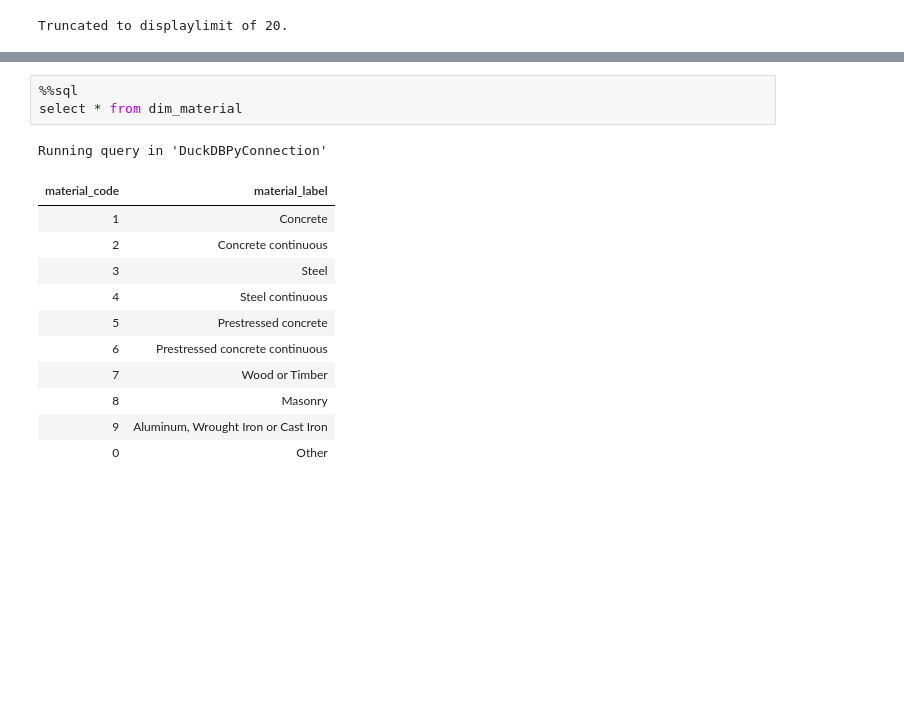
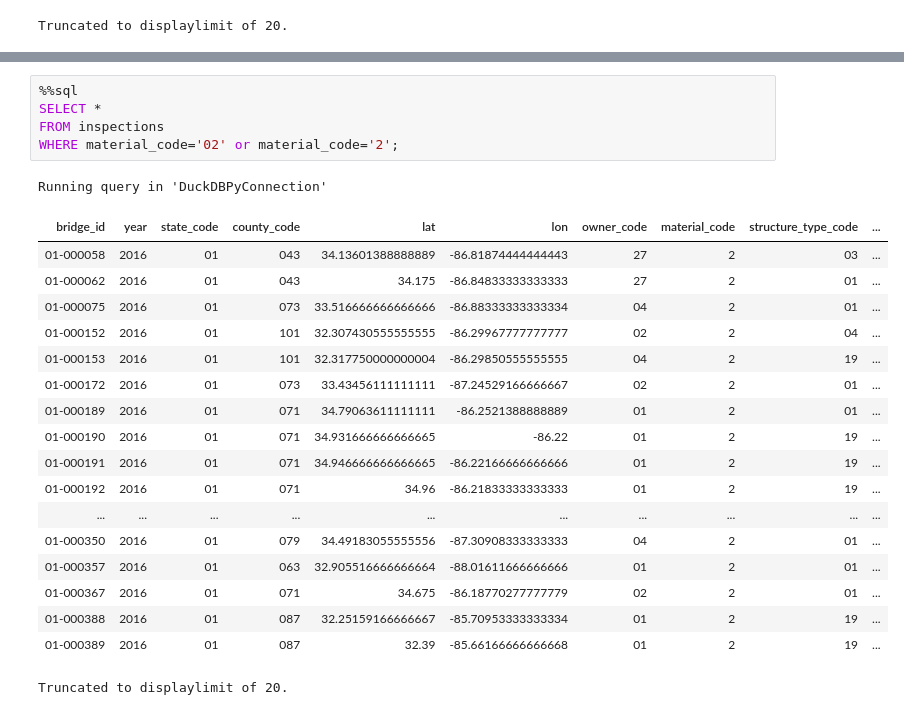
Before and after one commit to AHichem/bridge-deterioration-nbi, a Jupyter notebook: notebooks/02_sql_model.ipynb, the cells around one changed output, grey strips where cells are left out. Cells and saved outputs as stored; diff of their text form; blank space fills up the shorter version.

```diff
--- a/notebooks/02_sql_model.ipynb
+++ b/notebooks/02_sql_model.ipynb
@@ -620,16 +624,25 @@ Running query in 'DuckDBPyConnection'
-# %%
-%%sql
-select * from dim_material
-# %% [output]
-Running query in 'DuckDBPyConnection'
-| material_code | material_label |
-| 1 | Concrete |
-| 2 | Concrete continuous |
-| 3 | Steel |
-| 4 | Steel continuous |
-| 5 | Prestressed concrete |
-| 6 | Prestressed concrete continuous |
-| 7 | Wood or Timber |
-| 8 | Masonry |
-| 9 | Aluminum, Wrought Iron or Cast Iron |
-| 0 | Other |
+# %%
+%%sql
+SELECT *
+FROM inspections
+WHERE material_code='02' or material_code='2';
+# %% [output]
+Running query in 'DuckDBPyConnection'
+| bridge_id | year | state_code | county_code | lat | lon | owner_code | material_code | structure_type_code | ... |
+| 01-000058 | 2016 | 01 | 043 | 34.13601388888889 | -86.81874444444443 | 27 | 2 | 03 | ... |
+| 01-000062 | 2016 | 01 | 043 | 34.175 | -86.84833333333333 | 27 | 2 | 01 | ... |
+| 01-000075 | 2016 | 01 | 073 | 33.516666666666666 | -86.88333333333334 | 04 | 2 | 01 | ... |
+| 01-000152 | 2016 | 01 | 101 | 32.307430555555555 | -86.29967777777777 | 02 | 2 | 04 | ... |
+| 01-000153 | 2016 | 01 | 101 | 32.317750000000004 | -86.29850555555555 | 04 | 2 | 19 | ... |
+| 01-000172 | 2016 | 01 | 073 | 33.43456111111111 | -87.24529166666667 | 02 | 2 | 01 | ... |
+| 01-000189 | 2016 | 01 | 071 | 34.79063611111111 | -86.2521388888889 | 01 | 2 | 01 | ... |
+| 01-000190 | 2016 | 01 | 071 | 34.931666666666665 | -86.22 | 01 | 2 | 19 | ... |
+| 01-000191 | 2016 | 01 | 071 | 34.946666666666665 | -86.22166666666666 | 01 | 2 | 19 | ... |
+| 01-000192 | 2016 | 01 | 071 | 34.96 | -86.21833333333333 | 01 | 2 | 19 | ... |
+| ... | ... | ... | ... | ... | ... | ... | ... | ... | ... |
+| 01-000350 | 2016 | 01 | 079 | 34.49183055555556 | -87.30908333333333 | 04 | 2 | 01 | ... |
+| 01-000357 | 2016 | 01 | 063 | 32.905516666666664 | -88.01611666666666 | 01 | 2 | 01 | ... |
+| 01-000367 | 2016 | 01 | 071 | 34.675 | -86.18770277777779 | 02 | 2 | 01 | ... |
+| 01-000388 | 2016 | 01 | 087 | 32.25159166666667 | -85.70953333333334 | 01 | 2 | 19 | ... |
+| 01-000389 | 2016 | 01 | 087 | 32.39 | -85.66166666666668 | 01 | 2 | 19 | ... |
+Truncated to displaylimit of 20.
```
Also changed, not shown: parts of 6 cells of this notebook.
